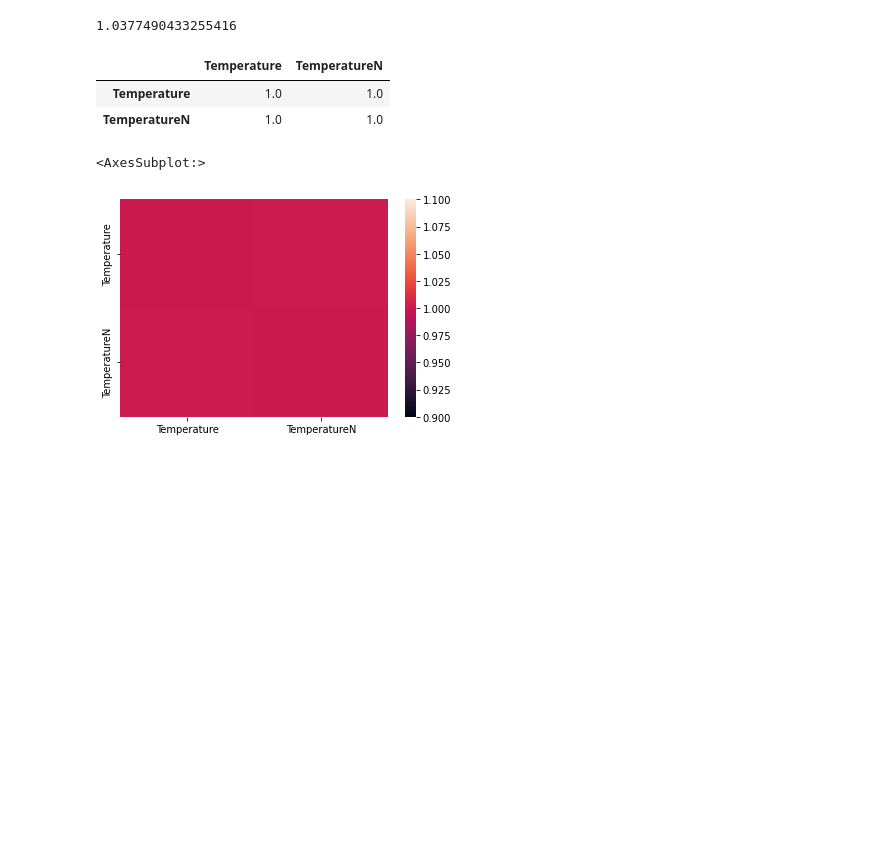
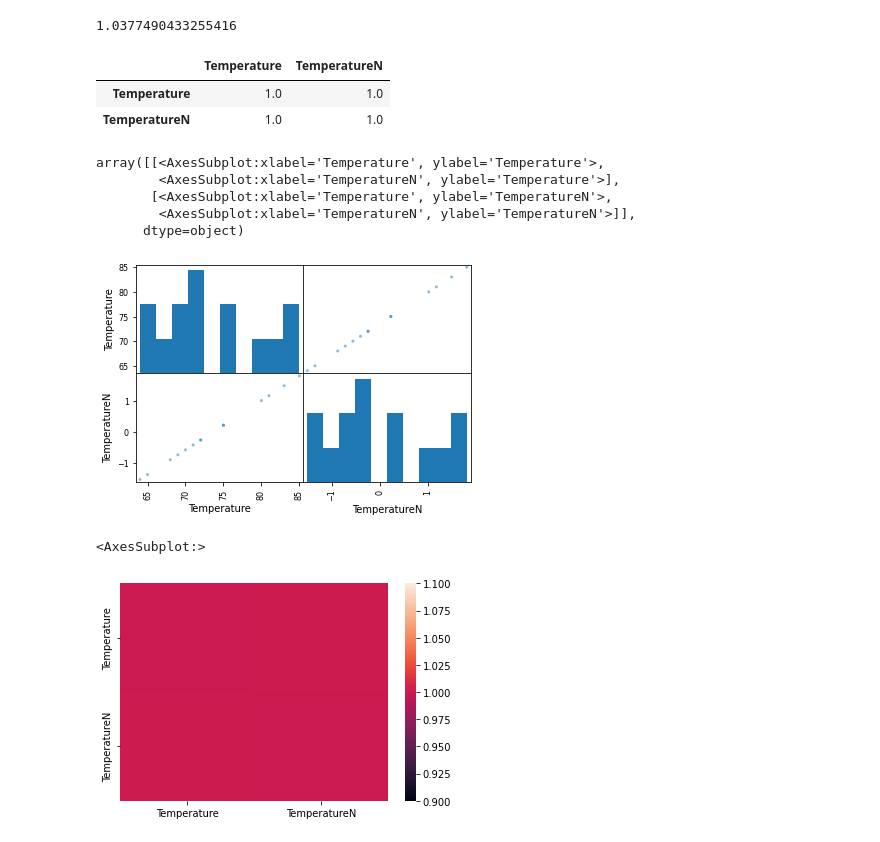
Before and after one commit to Digiyang/Machine-Learning, a Jupyter notebook: A1/golf_dataset.ipynb, the cells around one changed output. Cells and saved outputs as stored; diff of their text form; code cells hidden in the pictures; blank space fills up the shorter version.

```diff
--- a/A1/golf_dataset.ipynb
+++ b/A1/golf_dataset.ipynb
@@ -121,6 +129,15 @@ corr1
 |  | Temperature | TemperatureN |
 | Temperature | 1.0 | 1.0 |
 | TemperatureN | 1.0 | 1.0 |
+# %%
+pd.plotting.scatter_matrix(df[['Temperature', 'TemperatureN']])
+# %% [output]
+array([[<AxesSubplot:xlabel='Temperature', ylabel='Temperature'>,
+        <AxesSubplot:xlabel='TemperatureN', ylabel='Temperature'>],
+       [<AxesSubplot:xlabel='Temperature', ylabel='TemperatureN'>,
+        <AxesSubplot:xlabel='TemperatureN', ylabel='TemperatureN'>]],
+      dtype=object)
+[figure, added]
 # %%
 sns.heatmap(corr1)
 # %% [output]
```
Also changed, not shown: parts of 4 cells of this notebook, 2 other files.
